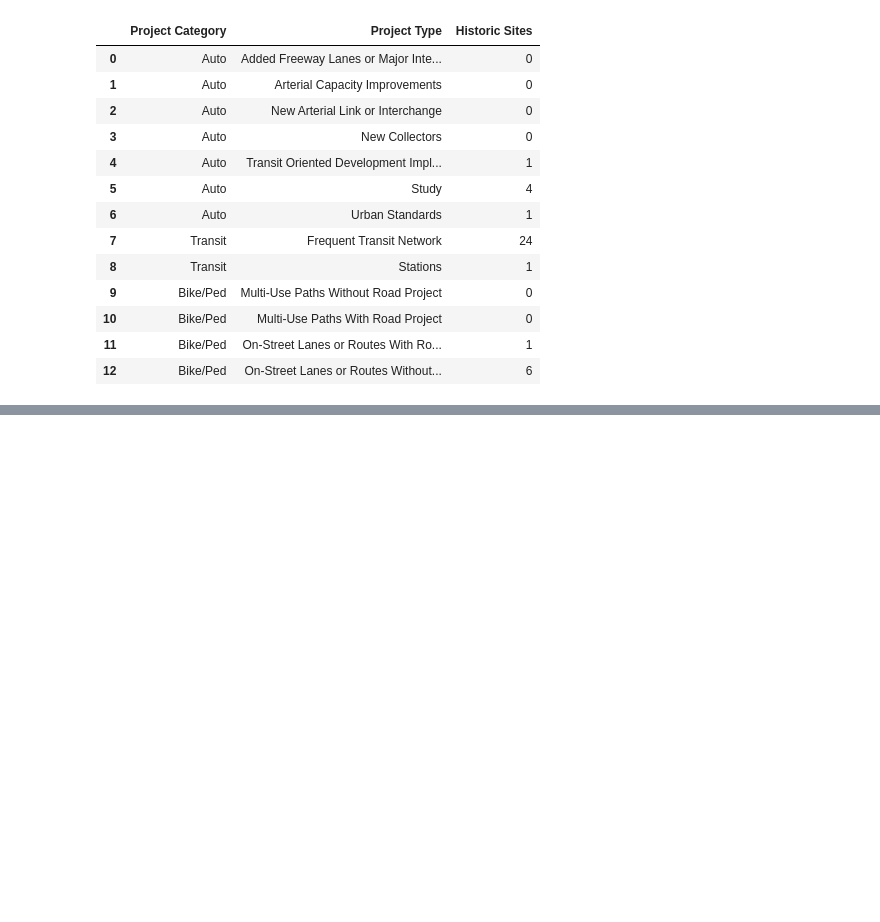
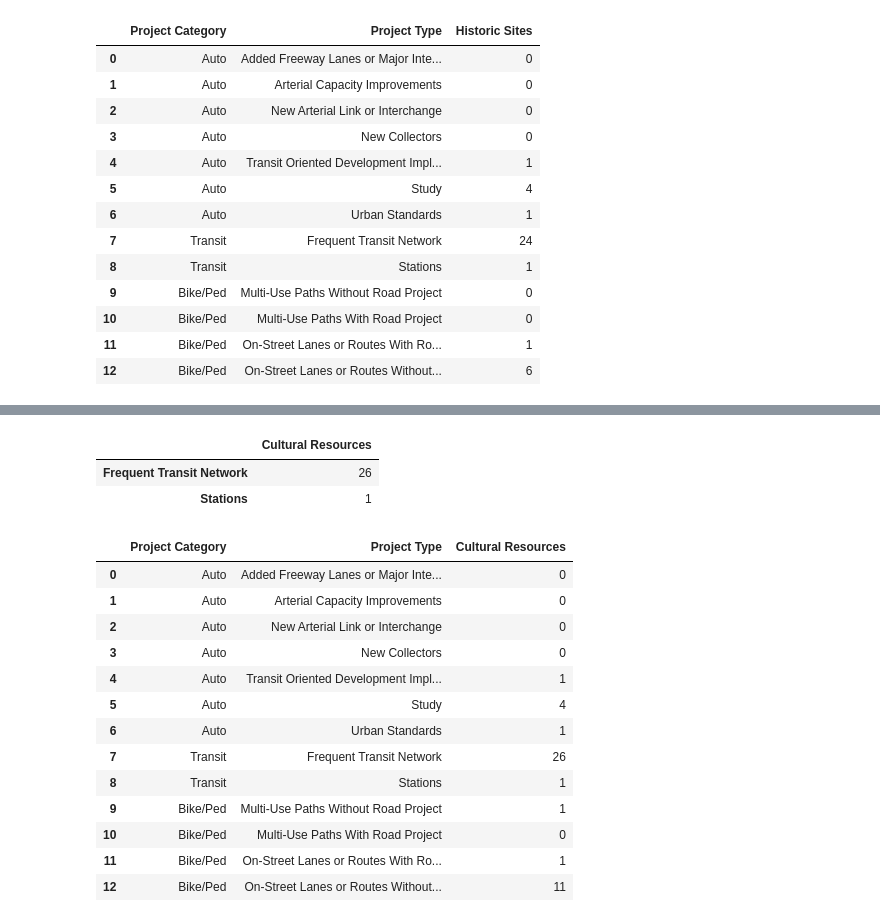
Before and after one commit to dongmeic/RTP, a Jupyter notebook: data/reorganize_analysis_for_AppendixF.ipynb, the cells around one changed output, grey strips where cells are left out. Drawn from its saved outputs; the diff is of its cells as text; code cells hidden in the pictures; blank space fills up the shorter version.

```diff
--- a/data/reorganize_analysis_for_AppendixF.ipynb
+++ b/data/reorganize_analysis_for_AppendixF.ipynb
@@ -176,2 +125,0 @@ rwdf.loc['Study', 'geometry']
-# %%
-df.loc[df['Project Type'] == 'Study', var] = rwdf.loc['Study', 'geometry']
@@ -326,0 +303,43 @@ combine_RTP_for_each_env_category()
+# %%
+sum_RTP_by_mode(mode='transit')
+# %% [output]
+|  | Cultural Resources |
+| Frequent Transit Network | 26 |
+| Stations | 1 |
+# %%
+def sum_RTP_for_each_env_category(varcat = 'Cultural Resources', folder = 'Historic',
+                                  files = ['NationalRegisterHistoricDistrictsCLMPO.shp',
+                                           'NationalRegisterHistoricSitesCLMPO.shp']):
+    df = pd.DataFrame(data={'Project Category': categories, 'Project Type': project_types})
+    df[varcat] = 0
+    # rwdf: roadway dataframe
+    rwdf = sum_RTP_by_mode(mode='roadway', folder=folder, varcat=varcat, files=files)
+    if isinstance(rwdf, pd.DataFrame):
+        for ind in list(rwdf.index):
+            df.loc[df['Project Type'] == ind, varcat] = rwdf.loc[ind, varcat]
+    # bpdf: bike/ped dataframe
+    bpdf = sum_RTP_by_mode(mode='bikeped', folder=folder, varcat=varcat, files=files)
+    if isinstance(bpdf, pd.DataFrame):
+        for ind in list(bpdf.index):
+            df.loc[df['Project Type'] == ind, varcat] = bpdf.loc[ind, varcat]
+    transitdf = sum_RTP_by_mode(mode='transit', folder=folder, varcat=varcat, files=files)
+    df.loc[df['Project Type'] == 'Frequent Transit Network', varcat] = transitdf.loc['Frequent Transit Network', varcat]
+    df.loc[df['Project Type'] == 'Stations', varcat] = transitdf.loc['Stations', varcat]
+    return df
+# %%
+sum_RTP_for_each_env_category()
+# %% [output]
+|  | Project Category | Project Type | Cultural Resources |
+| 0 | Auto | Added Freeway Lanes or Major Inte... | 0 |
+| 1 | Auto | Arterial Capacity Improvements | 0 |
+| 2 | Auto | New Arterial Link or Interchange | 0 |
+| 3 | Auto | New Collectors | 0 |
+| 4 | Auto | Transit Oriented Development Impl... | 1 |
+| 5 | Auto | Study | 4 |
+| 6 | Auto | Urban Standards | 1 |
+| 7 | Transit | Frequent Transit Network | 26 |
+| 8 | Transit | Stations | 1 |
+| 9 | Bike/Ped | Multi-Use Paths Without Road Project | 1 |
+| 10 | Bike/Ped | Multi-Use Paths With Road Project | 0 |
+| 11 | Bike/Ped | On-Street Lanes or Routes With Ro... | 1 |
+| 12 | Bike/Ped | On-Street Lanes or Routes Without... | 11 |
```
Also changed, not shown: parts of 47 cells of this notebook, 2 other files.
